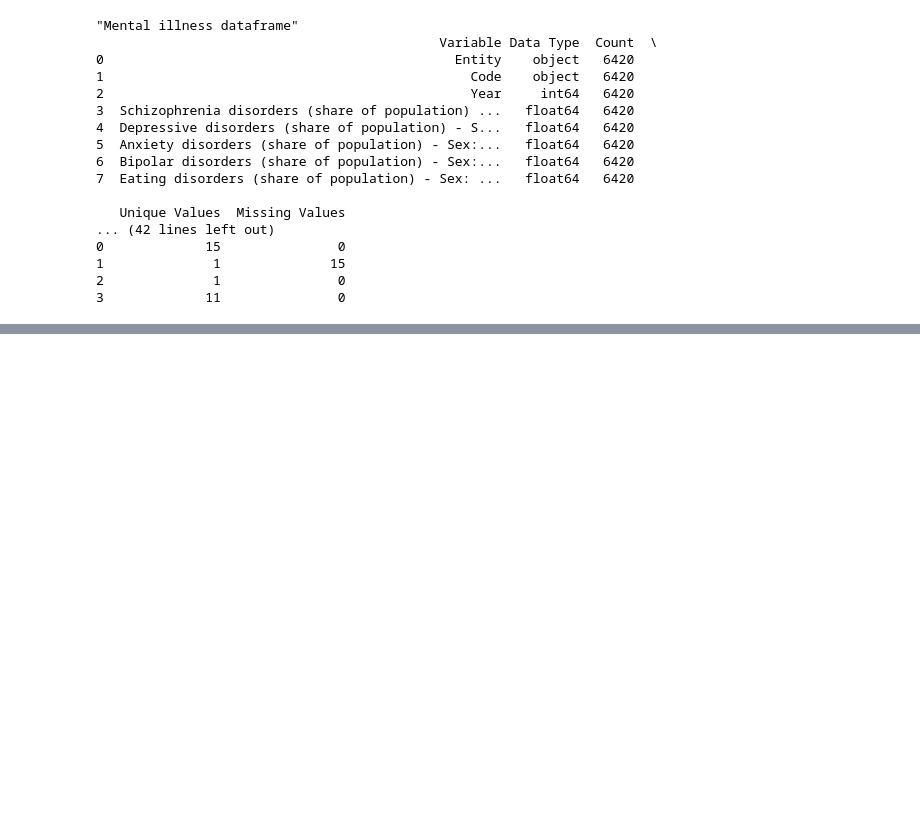
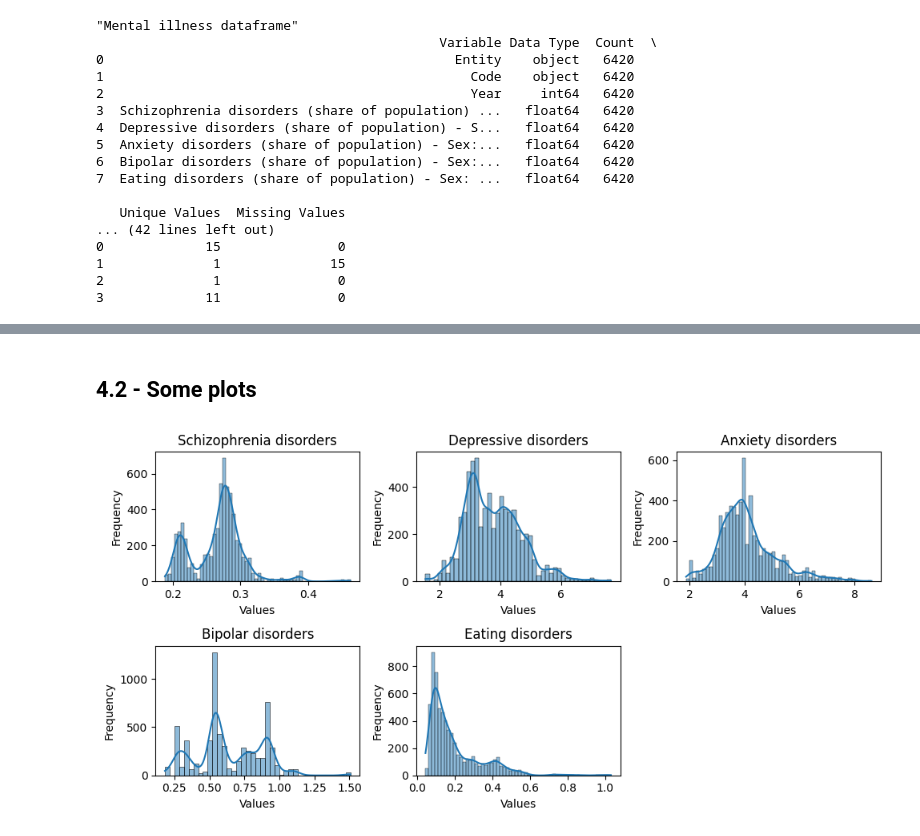
Before and after one commit to ZandomeneghiChiara/MentalHealth_SR, a Jupyter notebook: MentalHealth_SR.ipynb, the cells around one changed output, grey strips where cells are left out. Cells and saved outputs as stored; diff of their text form; code cells hidden in the pictures; blank space fills up the shorter version.

```diff
--- a/MentalHealth_SR.ipynb
+++ b/MentalHealth_SR.ipynb
@@ -135,0 +123,7 @@ ValueError: The truth value of an array with more than one element is ambiguous.
+# %%
+df1 = df1.rename(columns={'Schizophrenia disorders (share of population) - Sex: Both - Age: Age-standardized': 'Schizophrenia disorders',
+                          'Depressive disorders (share of population) - Sex: Both - Age: Age-standardized': 'Depressive disorders',
+                         'Anxiety disorders (share of population) - Sex: Both - Age: Age-standardized':'Anxiety disorders',
+                         'Bipolar disorders (share of population) - Sex: Both - Age: Age-standardized':'Bipolar disorders',
+                         'Eating disorders (share of population) - Sex: Both - Age: Age-standardized':'Eating disorders'})
+df1
@@ -135,0 +144,5 @@ ValueError: The truth value of an array with more than one element is ambiguous.
+# %%
+df1_variables = df1[["Schizophrenia disorders","Depressive disorders","Anxiety disorders","Bipolar disorders",
+                       "Eating disorders"]]
+
+df1_variables
@@ -135,0 +163,21 @@ ValueError: The truth value of an array with more than one element is ambiguous.
+# %% [markdown]
+## 4.2 - Some plots
+# %%
+# Histograms
+plt.figure(figsize=(10, 5))
+
+# Define subplot grid
+grid_size = (2, 3)
+
+# Plot histograms
+for i, disorder in enumerate(df1_variables.columns):
+    plt.subplot2grid(grid_size, divmod(i, grid_size[1]))
+    sns.histplot(df1_variables[disorder], kde=True)
+    plt.title(disorder)
+    plt.xlabel('Values')
+    plt.ylabel('Frequency')
+
+plt.tight_layout()
+plt.show()
+# %% [output]
+[figure, added]
```
Also changed, not shown: parts of 23 cells of this notebook.
